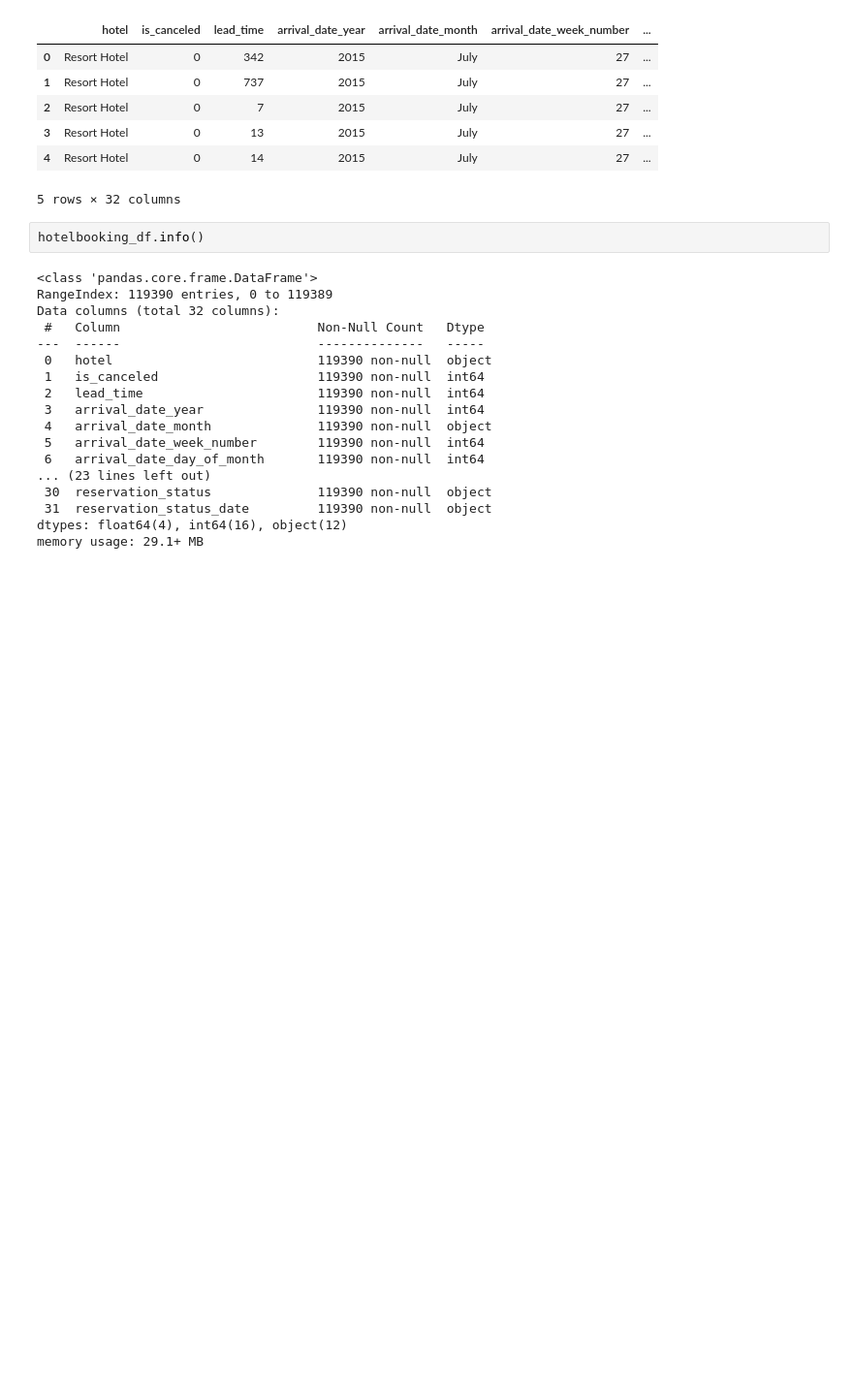
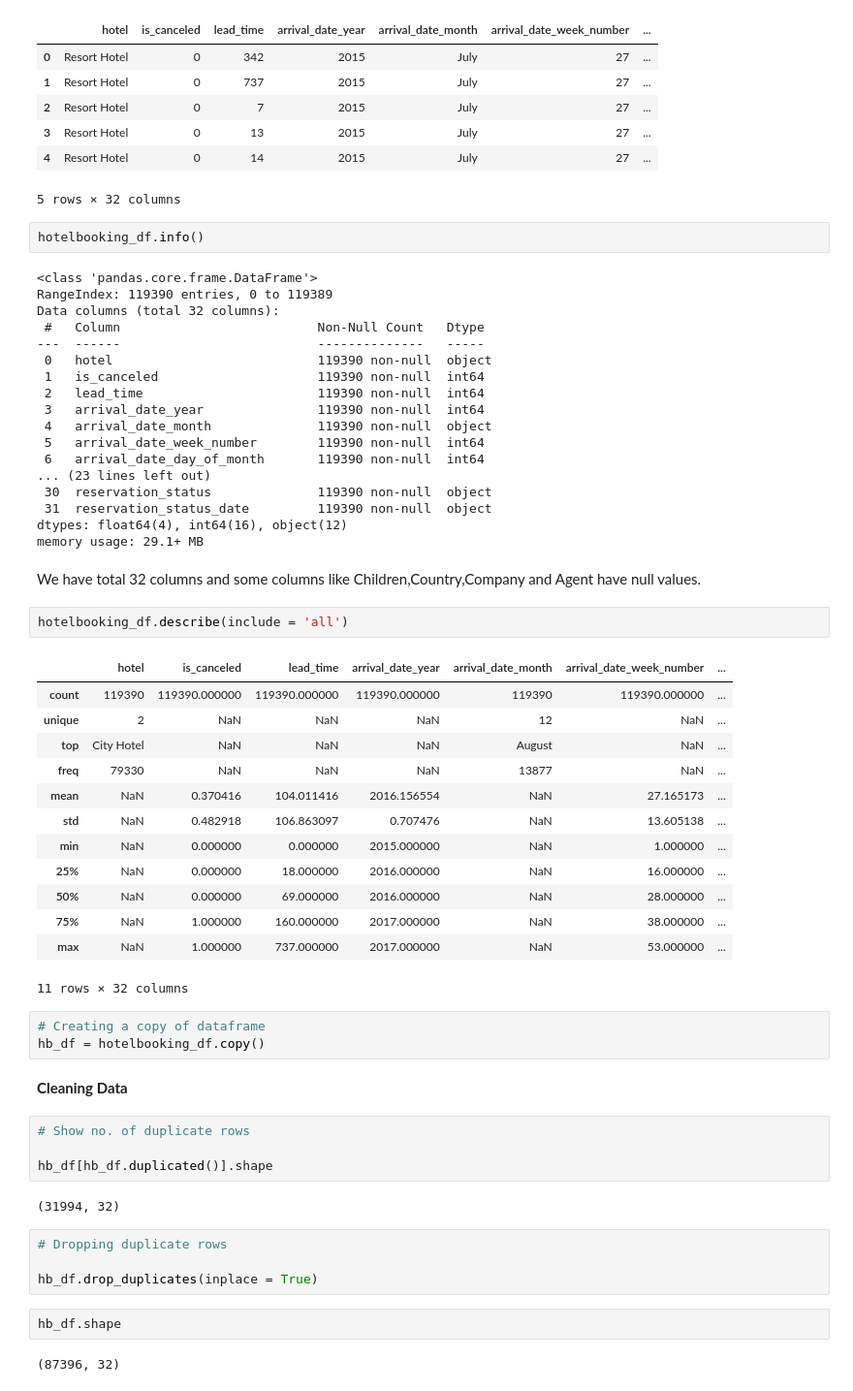
Before and after one commit to suyashApatil/Hotel-booking-analysis, a Jupyter notebook: Copy_of_Hotel_Booking_Analysis_Capstone_Project.ipynb, the cells around one changed output. Shown at 97% size. Cells and saved outputs as stored; diff of their text form; blank space fills up the shorter version.

```diff
--- a/Copy_of_Hotel_Booking_Analysis_Capstone_Project.ipynb
+++ b/Copy_of_Hotel_Booking_Analysis_Capstone_Project.ipynb
@@ -52,3 +52,40 @@ Data columns (total 32 columns):
  31  reservation_status_date         119390 non-null  object
 dtypes: float64(4), int64(16), object(12)
 memory usage: 29.1+ MB
+# %% [markdown]
+We have total 32 columns and some columns like Children,Country,Company and Agent have null values.
+# %%
+hotelbooking_df.describe(include = 'all')
+# %% [output]
+|  | hotel | is_canceled | lead_time | arrival_date_year | arrival_date_month | arrival_date_week_number | ... |
+| count | 119390 | 119390.000000 | 119390.000000 | 119390.000000 | 119390 | 119390.000000 | ... |
+| unique | 2 | NaN | NaN | NaN | 12 | NaN | ... |
+| top | City Hotel | NaN | NaN | NaN | August | NaN | ... |
+| freq | 79330 | NaN | NaN | NaN | 13877 | NaN | ... |
+| mean | NaN | 0.370416 | 104.011416 | 2016.156554 | NaN | 27.165173 | ... |
+| std | NaN | 0.482918 | 106.863097 | 0.707476 | NaN | 13.605138 | ... |
+| min | NaN | 0.000000 | 0.000000 | 2015.000000 | NaN | 1.000000 | ... |
+| 25% | NaN | 0.000000 | 18.000000 | 2016.000000 | NaN | 16.000000 | ... |
+| 50% | NaN | 0.000000 | 69.000000 | 2016.000000 | NaN | 28.000000 | ... |
+| 75% | NaN | 1.000000 | 160.000000 | 2017.000000 | NaN | 38.000000 | ... |
+| max | NaN | 1.000000 | 737.000000 | 2017.000000 | NaN | 53.000000 | ... |
+11 rows × 32 columns
+# %%
+# Creating a copy of dataframe
+hb_df = hotelbooking_df.copy()
+# %% [markdown]
+**Cleaning** **Data**
+# %%
+# Show no. of duplicate rows
+
+hb_df[hb_df.duplicated()].shape
+# %% [output]
+(31994, 32)
+# %%
+# Dropping duplicate rows
+
+hb_df.drop_duplicates(inplace = True)
+# %%
+hb_df.shape
+# %% [output]
+(87396, 32)
```
Also changed, not shown: parts of 10 cells of this notebook.
